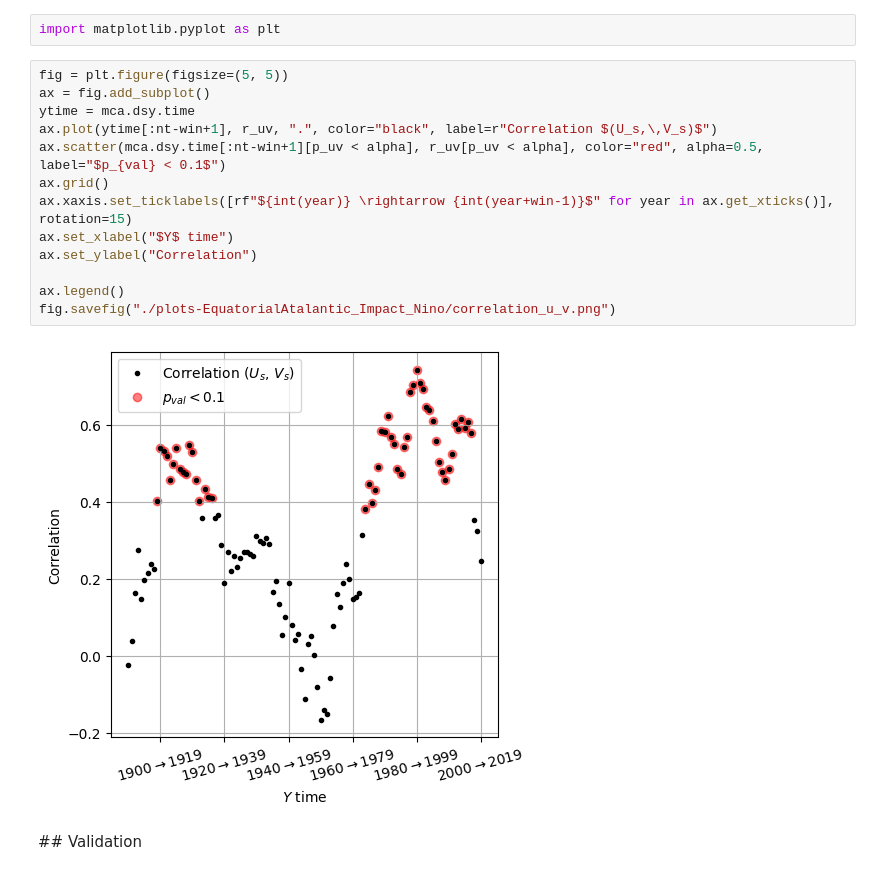
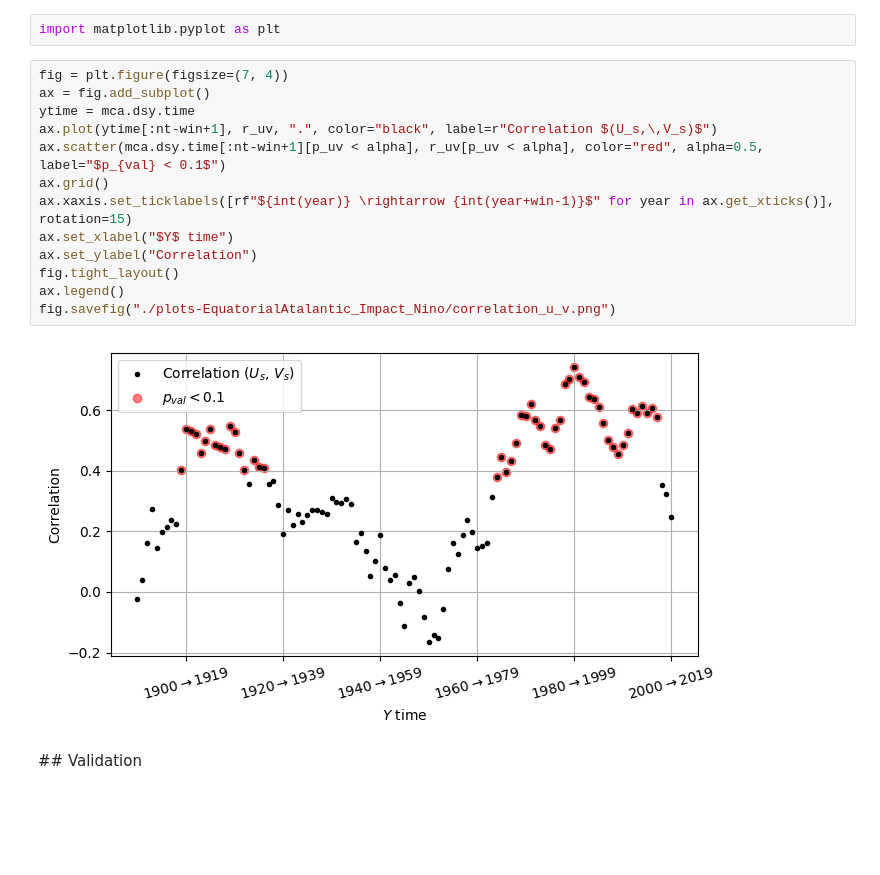
Before and after one commit to pabloduran016/Spy4CastManual, a Jupyter notebook: EquatorialAtlantic_Impact_Nino.ipynb, the cells around one changed output. Saved outputs shown, nothing was run; the diff lists cells and outputs as text; blank space fills up the shorter version.

```diff
--- a/EquatorialAtlantic_Impact_Nino.ipynb
+++ b/EquatorialAtlantic_Impact_Nino.ipynb
@@ -179,20 +175,20 @@ for i in range(nt - win + 1):
 # %%
 import matplotlib.pyplot as plt
 # %%
-fig = plt.figure(figsize=(5, 5))
+fig = plt.figure(figsize=(7, 4))
 ax = fig.add_subplot()
 ytime = mca.dsy.time
 ax.plot(ytime[:nt-win+1], r_uv, ".", color="black", label=r"Correlation $(U_s,\,V_s)$")
 ax.scatter(mca.dsy.time[:nt-win+1][p_uv < alpha], r_uv[p_uv < alpha], color="red", alpha=0.5, label="$p_{val} < 0.1$")
 ax.grid()
 ax.xaxis.set_ticklabels([rf"${int(year)} \rightarrow {int(year+win-1)}$" for year in ax.get_xticks()], rotation=15)
 ax.set_xlabel("$Y$ time")
 ax.set_ylabel("Correlation")
-
+fig.tight_layout()
 ax.legend()
 fig.savefig("./plots-EquatorialAtalantic_Impact_Nino/correlation_u_v.png")
 # %% [output]
-[figure, old version]
+[figure, new version]
 # %% [markdown]
 ## Validation
 # %% [markdown]
```
Also changed, not shown: parts of 12 cells of this notebook, 5 other files.
